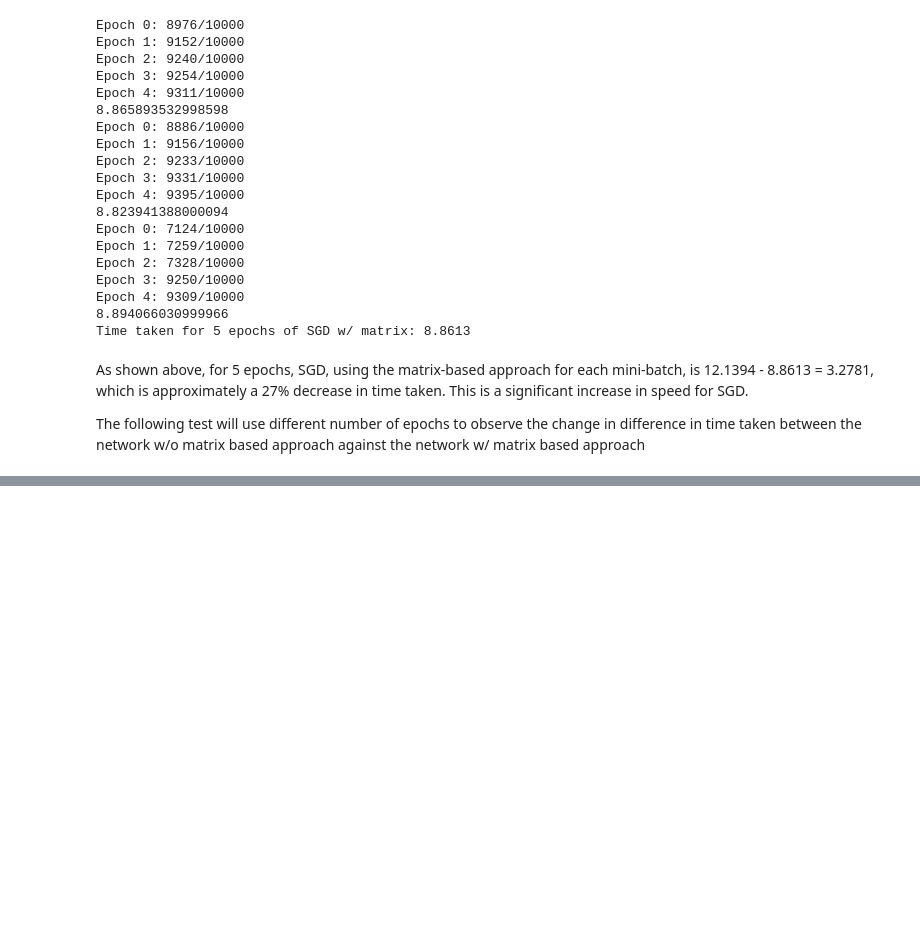
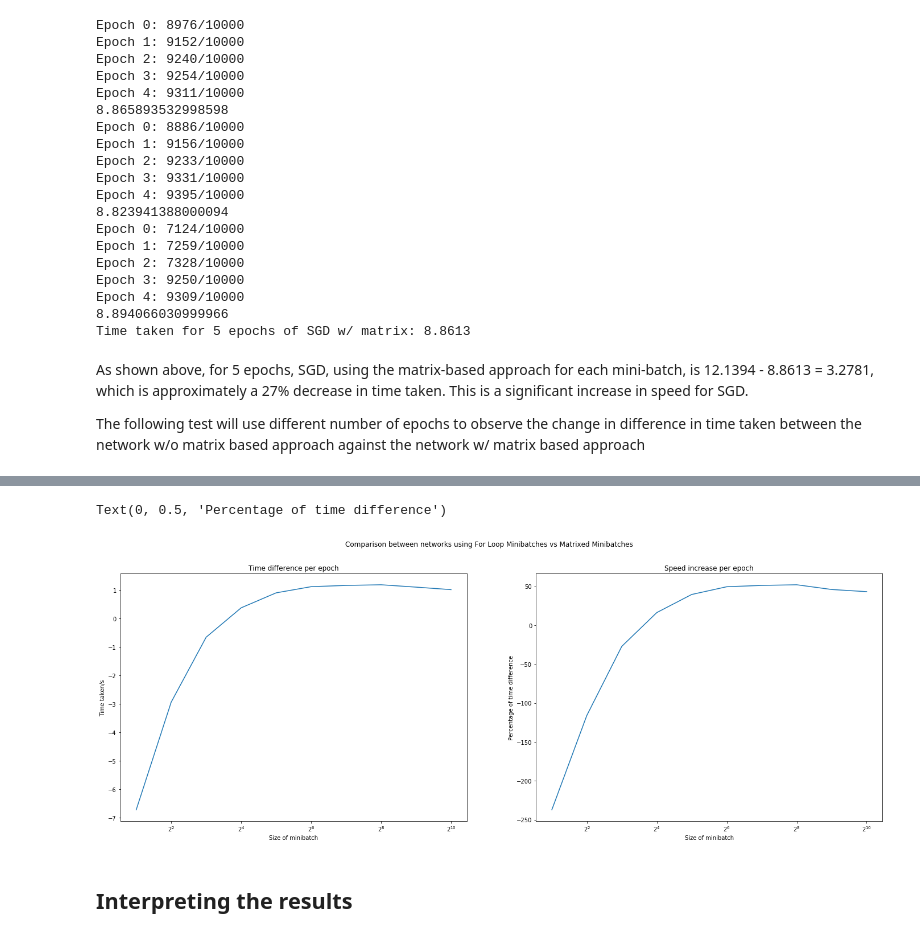
Before and after one commit to Owly-dabs/Matrix-based_backprop_over_mini-batch, a Jupyter notebook: shell.ipynb, the cells around one changed output, grey strips where cells are left out. Saved outputs shown, nothing was run; the diff lists cells and outputs as text; code cells hidden in the pictures; blank space fills up the shorter version.

```diff
--- a/shell.ipynb
+++ b/shell.ipynb
@@ -288,0 +502,19 @@ The following test will use different number of epochs to observe the  change in
+# %%
+fig, axes = plt.subplots(1,2,figsize=(24,8))
+fig.suptitle("Comparison between networks using For Loop Minibatches vs Matrixed Minibatches")
+axes[0].plot(df["time_difference"][1:])
+axes[0].set_title("Time difference per epoch")
+axes[0].set_xscale("log",basex=2)
+axes[0].set_xlabel("Size of minibatch")
+axes[0].set_ylabel("Time taken/s")
+
+axes[1].plot(df["speed_increase"][1:])
+axes[1].set_title("Speed increase per epoch")
+axes[1].set_xscale("log",basex=2)
+axes[1].set_xlabel("Size of minibatch")
+axes[1].set_ylabel("Percentage of time difference")
+# %% [output]
+Text(0, 0.5, 'Percentage of time difference')
+[figure, added]
+# %% [markdown]
+## Interpreting the results
```
Also changed, not shown: parts of 28 cells of this notebook, 2 other files.
